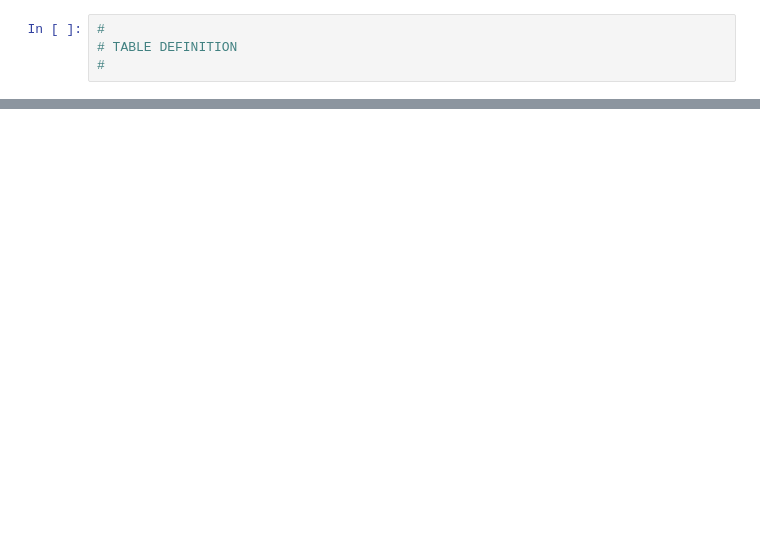
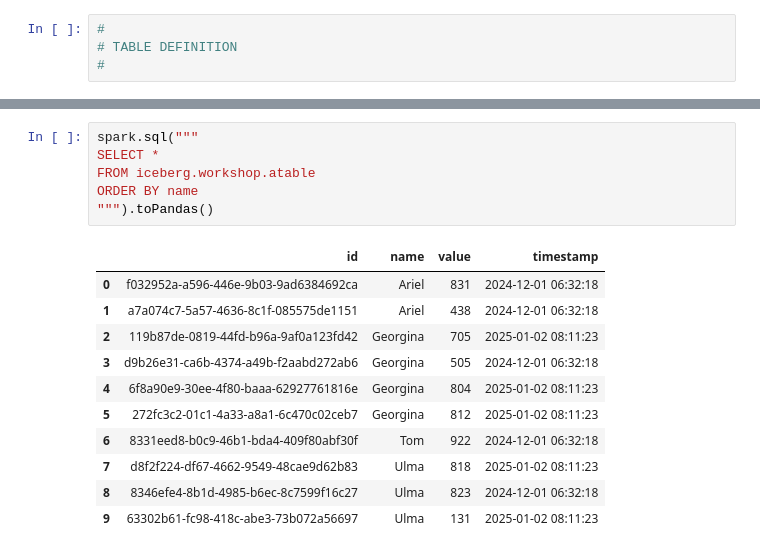
Before and after one commit to wssbck/chillout-data-engineerin, a Jupyter notebook: iceberg/_notebooks/buzzwords/workshop.ipynb, the cells around one changed output, grey strips where cells are left out. Saved outputs shown, nothing was run; the diff lists cells and outputs as text; blank space fills up the shorter version.

```diff
--- a/iceberg/_notebooks/buzzwords/workshop.ipynb
+++ b/iceberg/_notebooks/buzzwords/workshop.ipynb
@@ -160,0 +204,18 @@ catalog.list_namespaces()
+# %%
+spark.sql("""
+SELECT *
+FROM iceberg.workshop.atable
+ORDER BY name
+""").toPandas()
+# %% [output]
+|  | id | name | value | timestamp |
+| 0 | f032952a-a596-446e-9b03-9ad6384692ca | Ariel | 831 | 2024-12-01 06:32:18 |
+| 1 | a7a074c7-5a57-4636-8c1f-085575de1151 | Ariel | 438 | 2024-12-01 06:32:18 |
+| 2 | 119b87de-0819-44fd-b96a-9af0a123fd42 | Georgina | 705 | 2025-01-02 08:11:23 |
+| 3 | d9b26e31-ca6b-4374-a49b-f2aabd272ab6 | Georgina | 505 | 2024-12-01 06:32:18 |
+| 4 | 6f8a90e9-30ee-4f80-baaa-62927761816e | Georgina | 804 | 2025-01-02 08:11:23 |
+| 5 | 272fc3c2-01c1-4a33-a8a1-6c470c02ceb7 | Georgina | 812 | 2025-01-02 08:11:23 |
+| 6 | 8331eed8-b0c9-46b1-bda4-409f80abf30f | Tom | 922 | 2024-12-01 06:32:18 |
+| 7 | d8f2f224-df67-4662-9549-48cae9d62b83 | Ulma | 818 | 2025-01-02 08:11:23 |
+| 8 | 8346efe4-8b1d-4985-b6ec-8c7599f16c27 | Ulma | 823 | 2024-12-01 06:32:18 |
+| 9 | 63302b61-fc98-418c-abe3-73b072a56697 | Ulma | 131 | 2025-01-02 08:11:23 |
```
Also changed, not shown: parts of 22 cells of this notebook, 1 other file.
